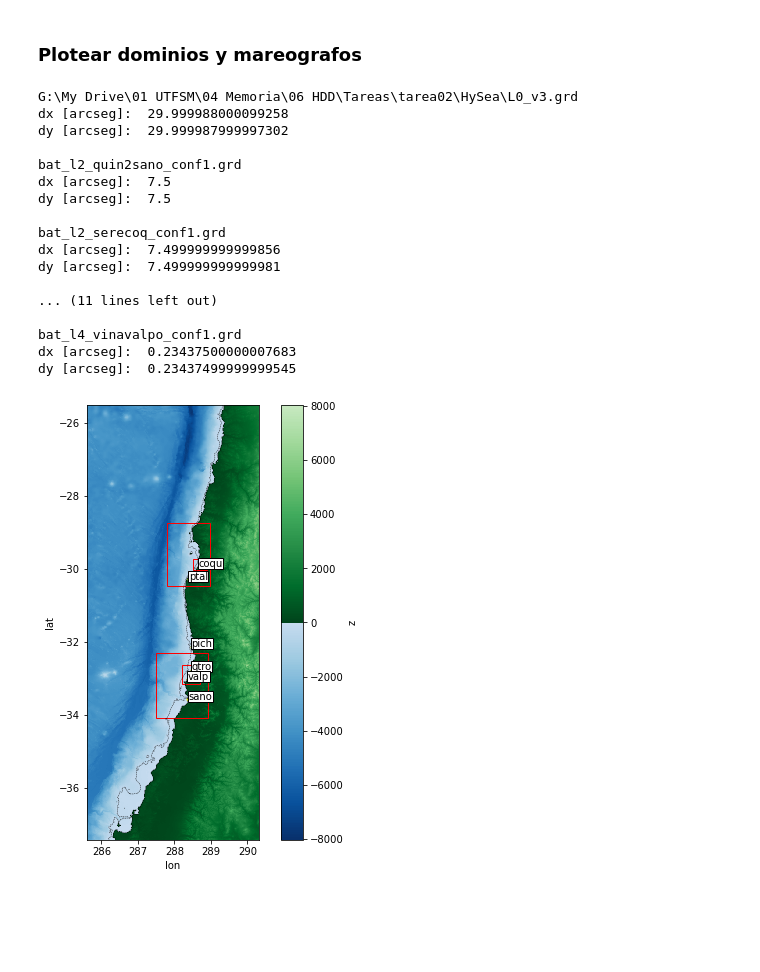
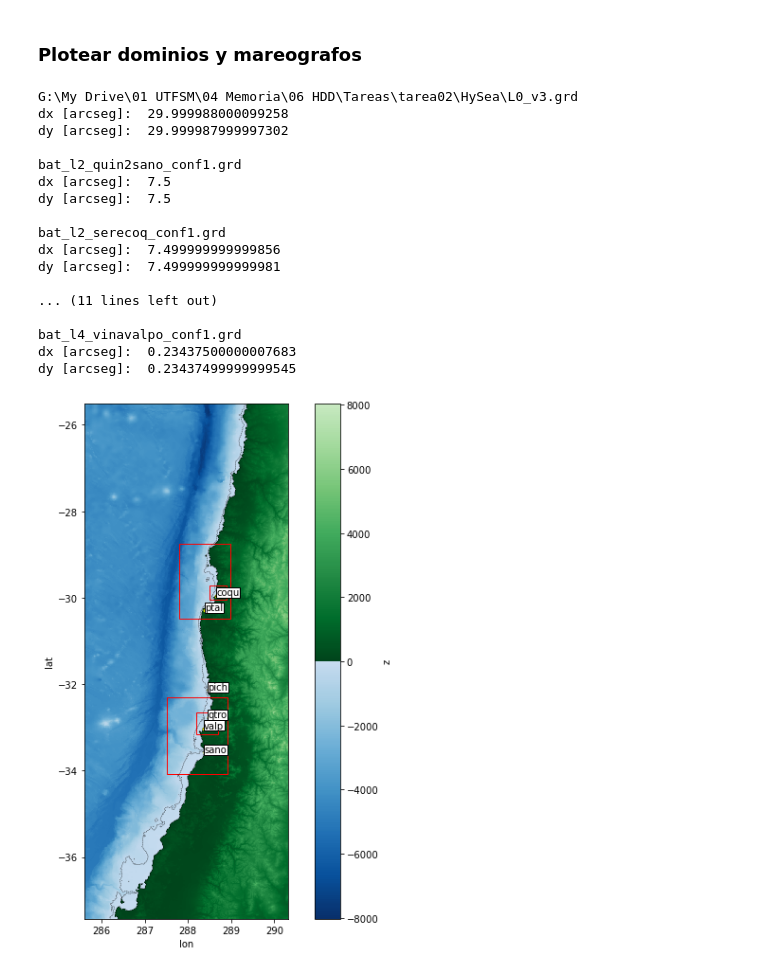
Before and after one commit to Maurici0-Diaz/Resonancia, a Jupyter notebook: analisis_grd.ipynb, the cells around one changed output. Cells and saved outputs as stored; diff of their text form; code cells hidden in the pictures; blank space fills up the shorter version.

```diff
--- a/analisis_grd.ipynb
+++ b/analisis_grd.ipynb
@@ -113,7 +113,7 @@ etiquetas=['coqu','ptal','pich','qtro','valp','sano']
 # %%
 data_base=xr.open_dataset(grd_base) # carga batimetria de base (la mas grande)
 
-fig,ax1=plt.subplots(figsize=(8,8)) # genera figura en donde iran los dibujos
+fig,ax1=plt.subplots(figsize=(10,10)) # genera figura en donde iran los dibujos
 data_base.z.plot.imshow(cmap=cmap,ax=ax1) # plotea batimetria de base, en ax1
 data_base.z.plot.contour(levels=[-200,0], colors='k',linewidths=0.4,ax=ax1) #plotea linea de costa y curva de nivel -200
 
@@ -137,31 +137,31 @@ for i in range(1,len(batis)): # para cada bati de la lista (saltandose el primer
     print(os.path.basename(batis[i]))
     print('dx [arcseg]: ',abs(np.diff(data_nc.x.values)).mean()*3600)
     print('dy [arcseg]: ',abs(np.diff(data_nc.y.values)).mean()*3600)
     print()
 
 ax1.scatter(coords[:,0],coords[:,1],c='yellow',s=8) # plotea mareografos de archivo .xy en ax1
 
 
 for etiqueta, x, y in zip(etiquetas, coords[:, 0], coords[:, 1]): #agregar etiquetas, lo encontre en internet
     plt.annotate(etiqueta,xy=(x, y),bbox=dict(boxstyle='square,pad=0.05',fc='white')) # falta afinar la ubicacion de las etiquetas
 
 plt.show() # muestra el ploteo
 # %% [output]
 G:\My Drive\01 UTFSM\04 Memoria\06 HDD\Tareas\tarea02\HySea\L0_v3.grd
 dx [arcseg]:  29.999988000099258
 dy [arcseg]:  29.999987999997302
 
 bat_l2_quin2sano_conf1.grd
 dx [arcseg]:  7.5
 dy [arcseg]:  7.5
 
 bat_l2_serecoq_conf1.grd
 dx [arcseg]:  7.499999999999856
 dy [arcseg]:  7.499999999999981
 
 ... (11 lines left out)
 
 bat_l4_vinavalpo_conf1.grd
 dx [arcseg]:  0.23437500000007683
 dy [arcseg]:  0.23437499999999545
-[figure, old version]
+[figure, new version]
```
